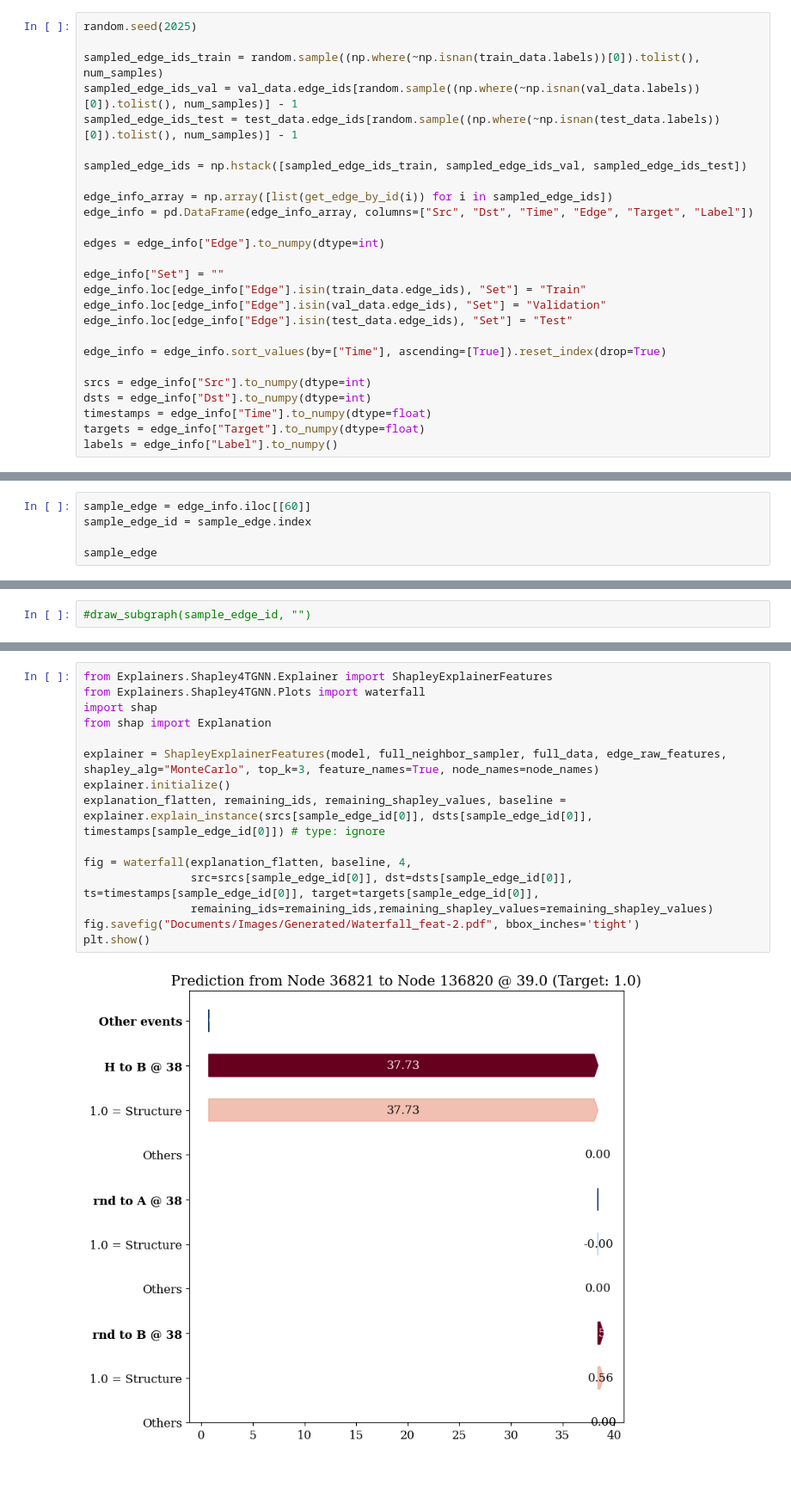
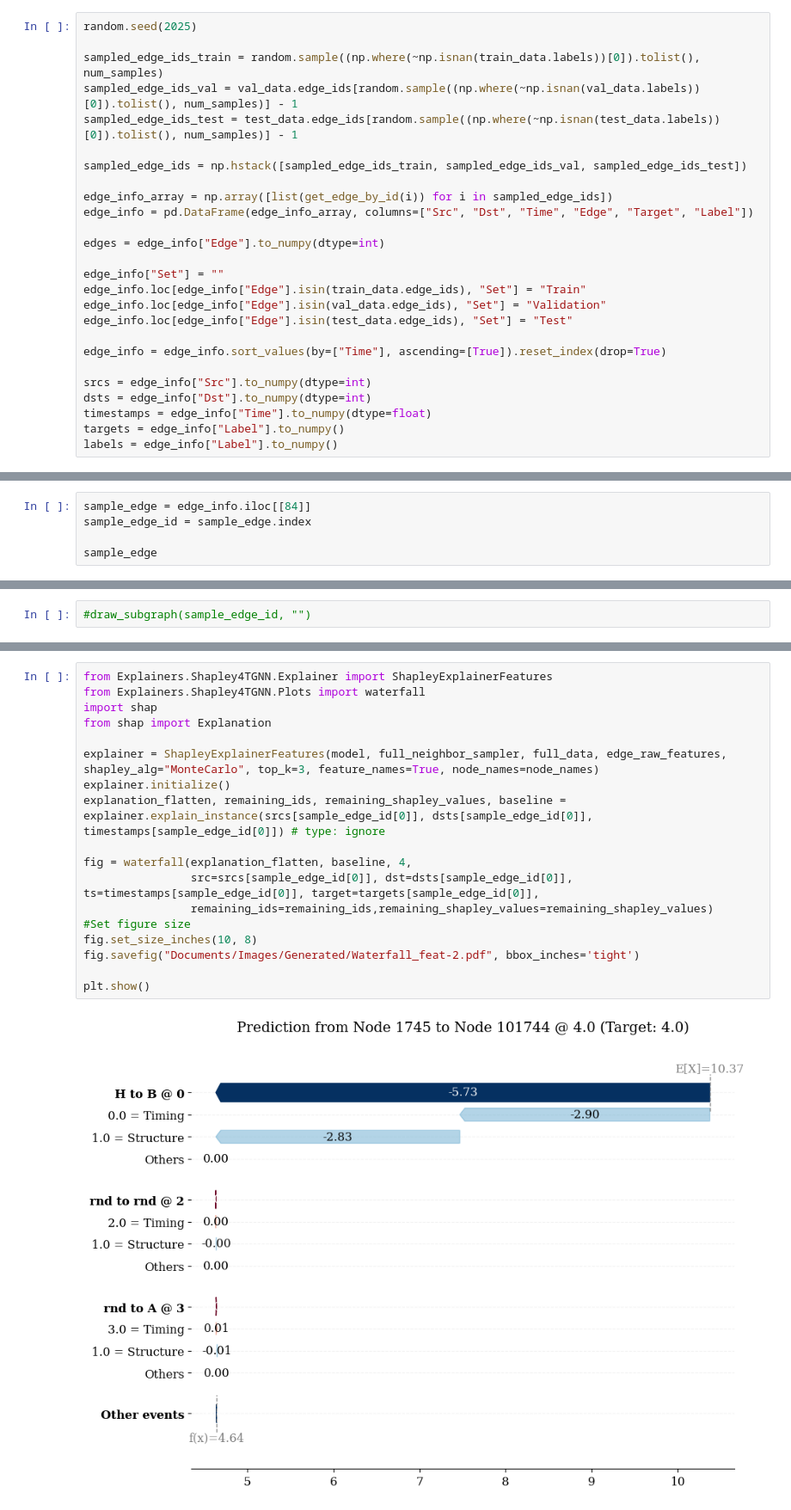
Before and after one commit to lea11100/Shapley4TGNN, a Jupyter notebook: Evaluation/Generated/Qualitative Evaluation.ipynb, the cells around one changed output, grey strips where cells are left out. Shown at 86% size. Drawn from its saved outputs; the diff is of its cells as text; blank space fills up the shorter version.

Commit message:
Update visualization

```diff
--- a/Evaluation/Generated/Qualitative Evaluation.ipynb
+++ b/Evaluation/Generated/Qualitative Evaluation.ipynb
@@ -149,7 +149,7 @@ edge_info = edge_info.sort_values(by=["Time"], ascending=[True]).reset_index(dro
 srcs = edge_info["Src"].to_numpy(dtype=int)
 dsts = edge_info["Dst"].to_numpy(dtype=int)
 timestamps = edge_info["Time"].to_numpy(dtype=float)
-targets = edge_info["Target"].to_numpy(dtype=float)
+targets = edge_info["Label"].to_numpy()
 labels = edge_info["Label"].to_numpy()
 # %%
 model.eval()
@@ -279,7 +286,7 @@ plt.show()
 # %% [markdown]
 # Second example
 # %%
-sample_edge = edge_info.iloc[[60]]
+sample_edge = edge_info.iloc[[84]]
 sample_edge_id = sample_edge.index
 
 sample_edge
@@ -308,17 +315,20 @@ torch.cuda.empty_cache()
 # %%
 from Explainers.Shapley4TGNN.Explainer import ShapleyExplainerFeatures
 from Explainers.Shapley4TGNN.Plots import waterfall
 import shap
 from shap import Explanation
 
 explainer = ShapleyExplainerFeatures(model, full_neighbor_sampler, full_data, edge_raw_features, shapley_alg="MonteCarlo", top_k=3, feature_names=True, node_names=node_names)
 explainer.initialize()
 explanation_flatten, remaining_ids, remaining_shapley_values, baseline = explainer.explain_instance(srcs[sample_edge_id[0]], dsts[sample_edge_id[0]], timestamps[sample_edge_id[0]]) # type: ignore
 
 fig = waterfall(explanation_flatten, baseline, 4,
                 src=srcs[sample_edge_id[0]], dst=dsts[sample_edge_id[0]], ts=timestamps[sample_edge_id[0]], target=targets[sample_edge_id[0]],
                 remaining_ids=remaining_ids,remaining_shapley_values=remaining_shapley_values)
+#Set figure size
+fig.set_size_inches(10, 8)
 fig.savefig("Documents/Images/Generated/Waterfall_feat-2.pdf", bbox_inches='tight')
+
 plt.show()
 # %% [output]
-[figure, old version]
+[figure, new version]
```
Also changed, not shown: parts of 8 cells of this notebook, 21 other files.
